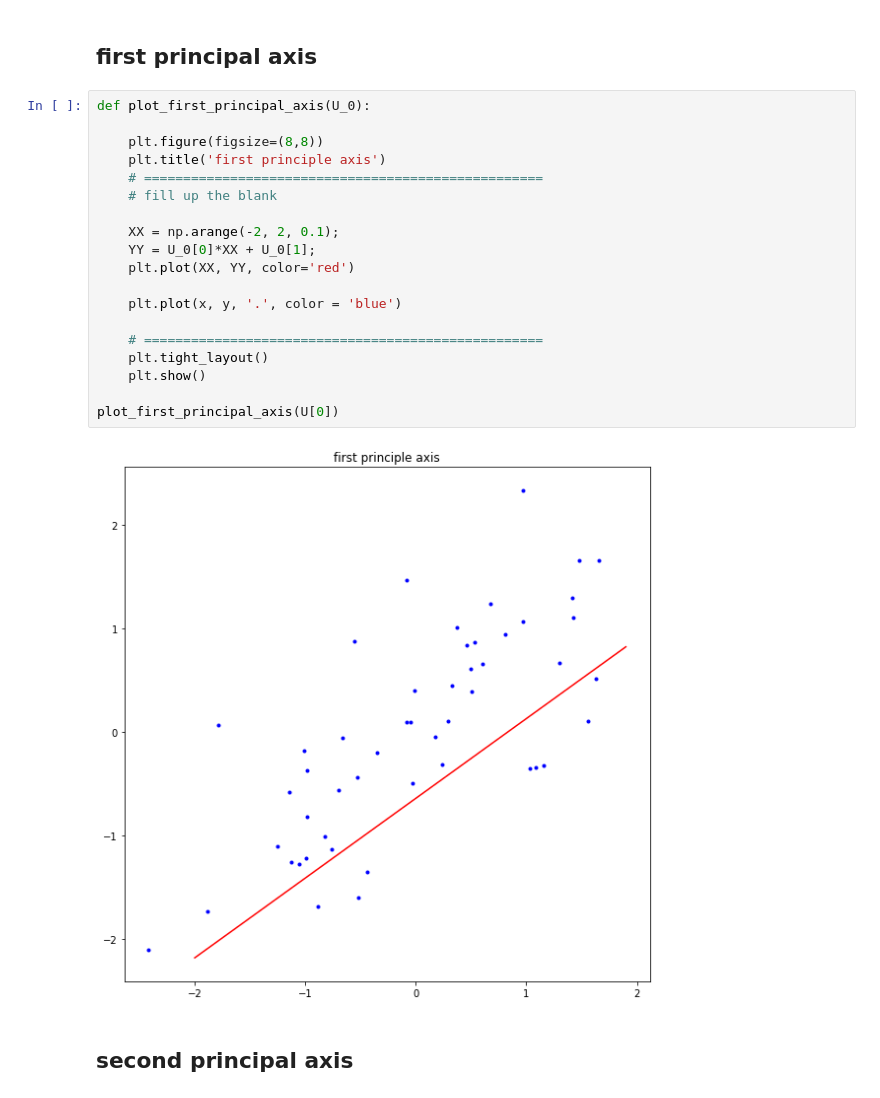
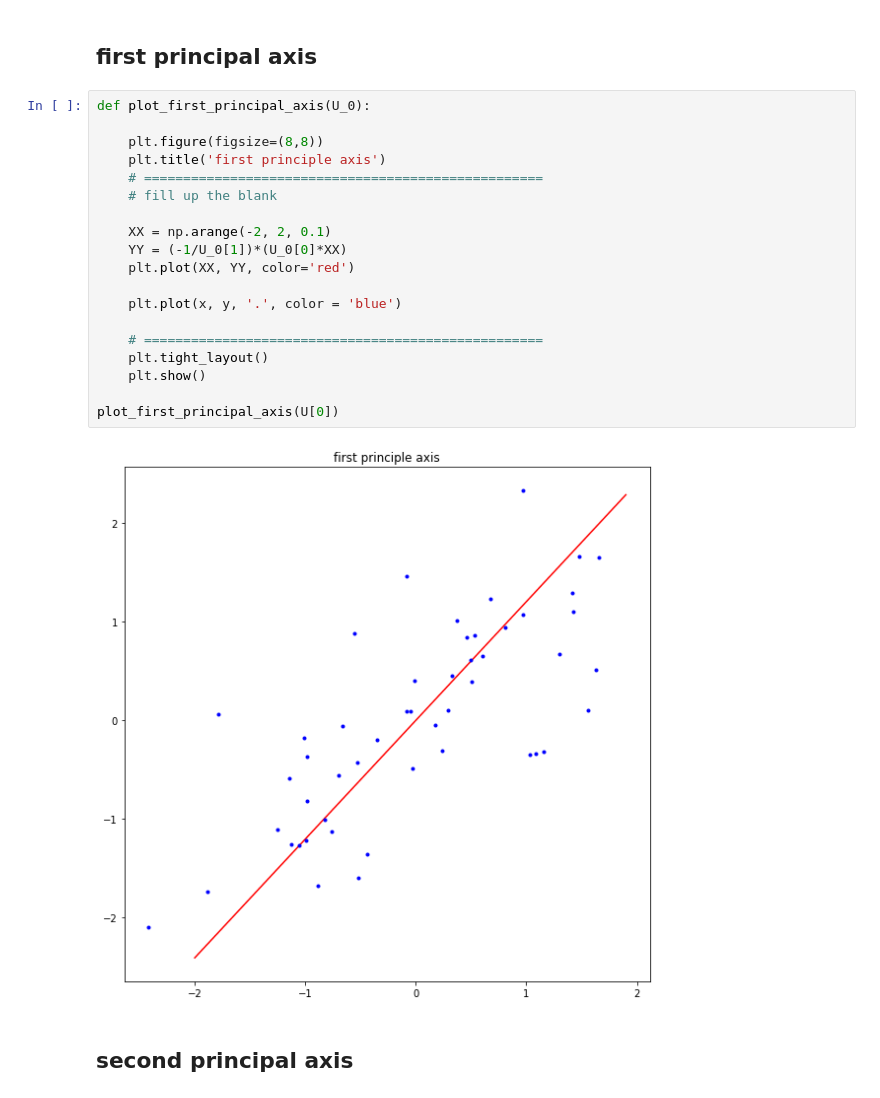
Before and after one commit to jjaen0823/assignment-machine-learning, a Jupyter notebook: hw12/assignment_12.ipynb, the cells around one changed output. Saved outputs shown, nothing was run; the diff lists cells and outputs as text.

```diff
--- a/hw12/assignment_12.ipynb
+++ b/hw12/assignment_12.ipynb
@@ -152,24 +152,24 @@ plot_principal_directions(feature)
 # %%
 def plot_first_principal_axis(U_0):
 
     plt.figure(figsize=(8,8))
     plt.title('first principle axis')
     # ===================================================
     # fill up the blank
 
-    XX = np.arange(-2, 2, 0.1);
-    YY = U_0[0]*XX + U_0[1];
+    XX = np.arange(-2, 2, 0.1)
+    YY = (-1/U_0[1])*(U_0[0]*XX)
     plt.plot(XX, YY, color='red')
 
     plt.plot(x, y, '.', color = 'blue')
 
     # ===================================================
     plt.tight_layout()
     plt.show()
 
 plot_first_principal_axis(U[0])
 # %% [output]
-[figure, old version]
+[figure, new version]
 # %% [markdown]
 ## second principal axis
 # %%
```
Also changed, not shown: parts of 5 cells of this notebook.
